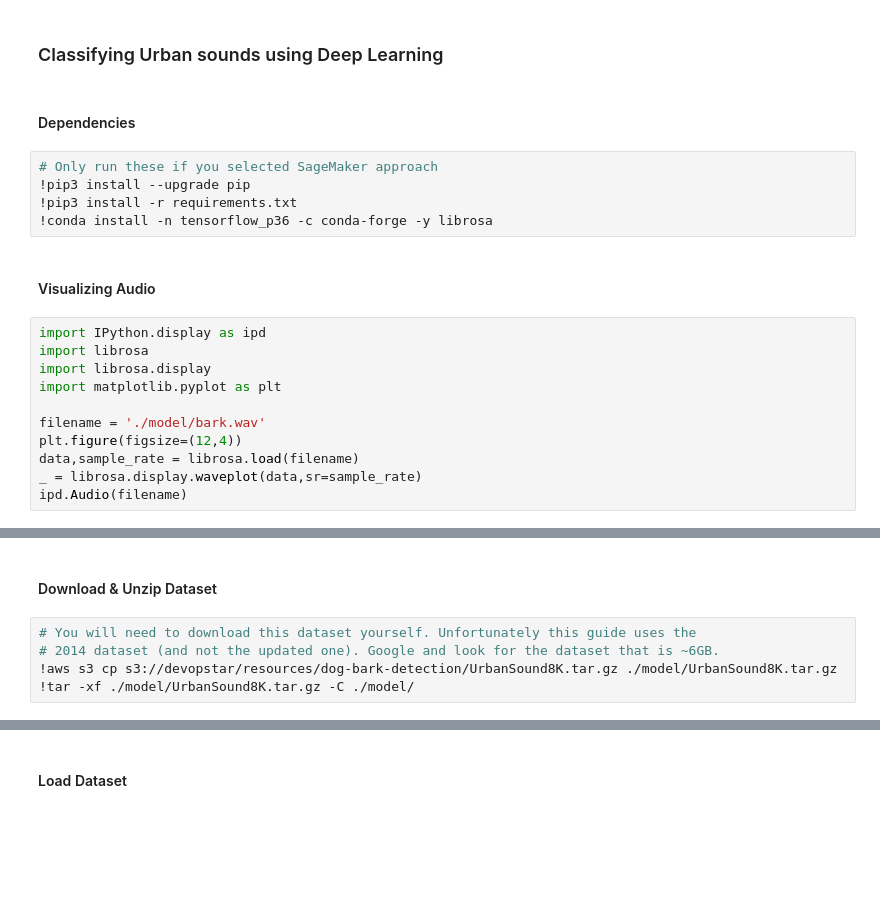
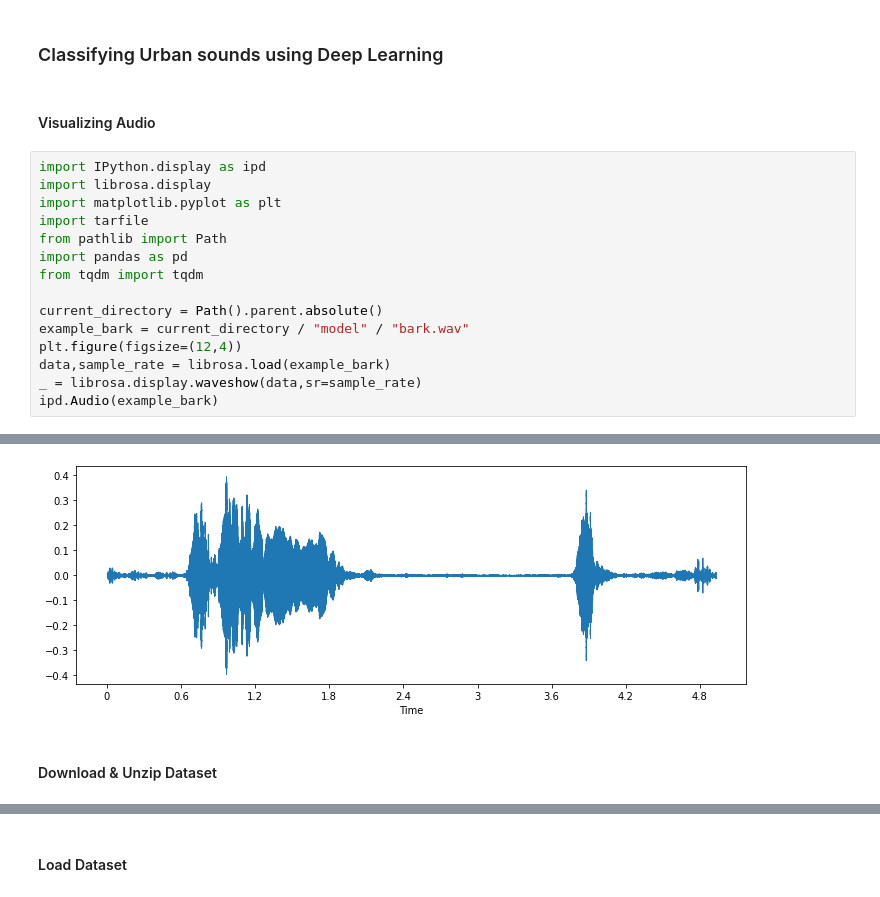
Before and after one commit to t04glovern/dog-bark-detection, a Jupyter notebook: notebook.ipynb, the cells around one changed output, grey strips where cells are left out. Drawn from its saved outputs; the diff is of its cells as text; blank space fills up the shorter version.

```diff
--- a/notebook.ipynb
+++ b/notebook.ipynb
@@ -1,22 +1,20 @@
 # %% [markdown]
 ### Classifying Urban sounds using Deep Learning
-# %% [markdown]
-#### Dependencies
-# %%
-# Only run these if you selected SageMaker approach
-!pip3 install --upgrade pip
-!pip3 install -r requirements.txt
-!conda install -n tensorflow_p36 -c conda-forge -y librosa
 # %% [markdown]
 #### Visualizing Audio
 # %%
 import IPython.display as ipd
-import librosa
 import librosa.display
 import matplotlib.pyplot as plt
+import tarfile
+from pathlib import Path
+import pandas as pd
+from tqdm import tqdm
 
-filename = './model/bark.wav'
+current_directory = Path().parent.absolute()
+example_bark = current_directory / "model" / "bark.wav"
 plt.figure(figsize=(12,4))
-data,sample_rate = librosa.load(filename)
-_ = librosa.display.waveplot(data,sr=sample_rate)
-ipd.Audio(filename)
+data,sample_rate = librosa.load(example_bark)
+_ = librosa.display.waveshow(data,sr=sample_rate)
+ipd.Audio(example_bark)
+# %% [output]
@@ -23,7 +22,3 @@ ipd.Audio(filename)
+[figure, added]
 # %% [markdown]
 #### Download & Unzip Dataset
-# %%
-# You will need to download this dataset yourself. Unfortunately this guide uses the
-# 2014 dataset (and not the updated one). Google and look for the dataset that is ~6GB.
-!aws s3 cp s3://devopstar/resources/dog-bark-detection/UrbanSound8K.tar.gz ./model/UrbanSound8K.tar.gz
-!tar -xf ./model/UrbanSound8K.tar.gz -C ./model/
```
Also changed, not shown: parts of 11 cells of this notebook, 2 other files.
